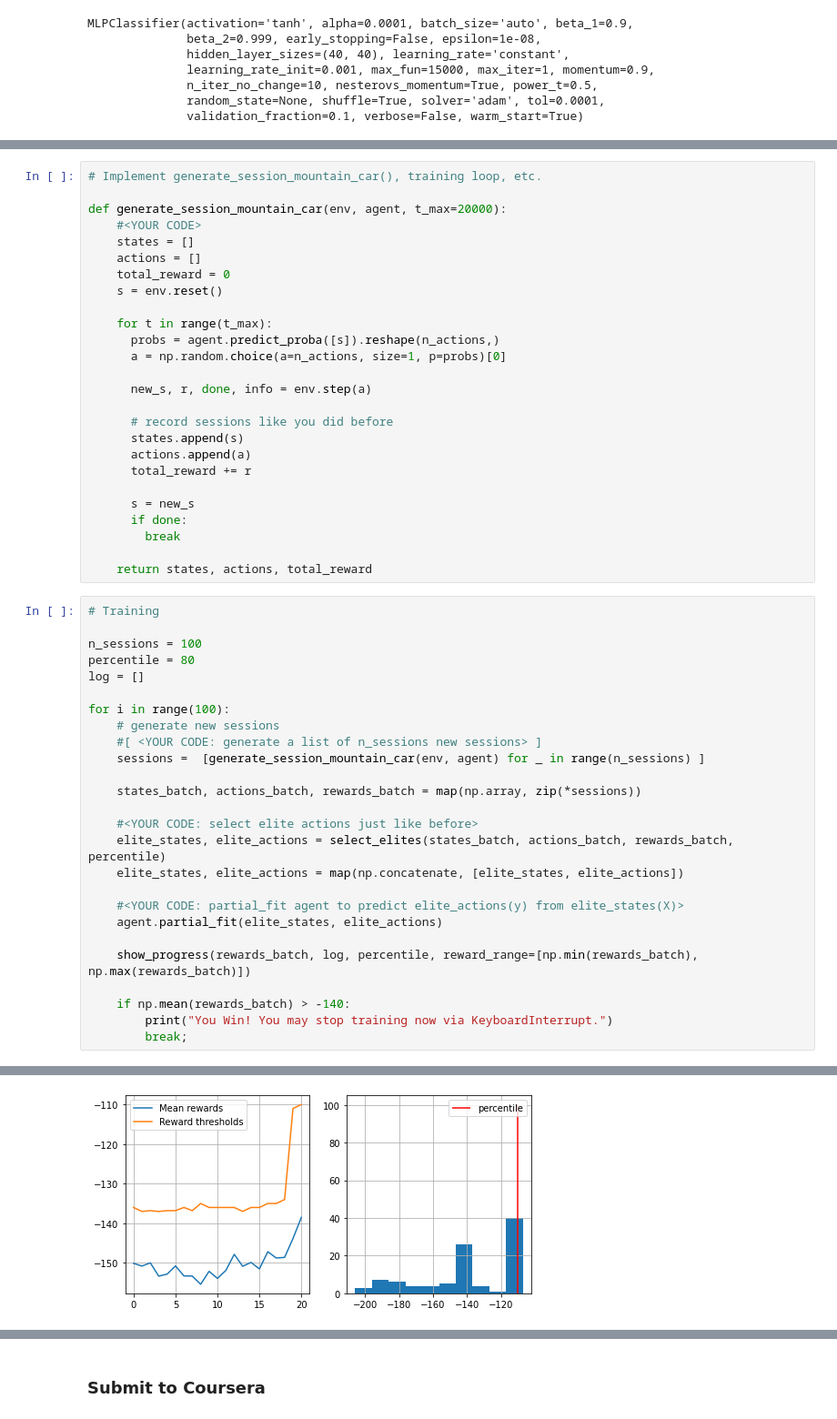
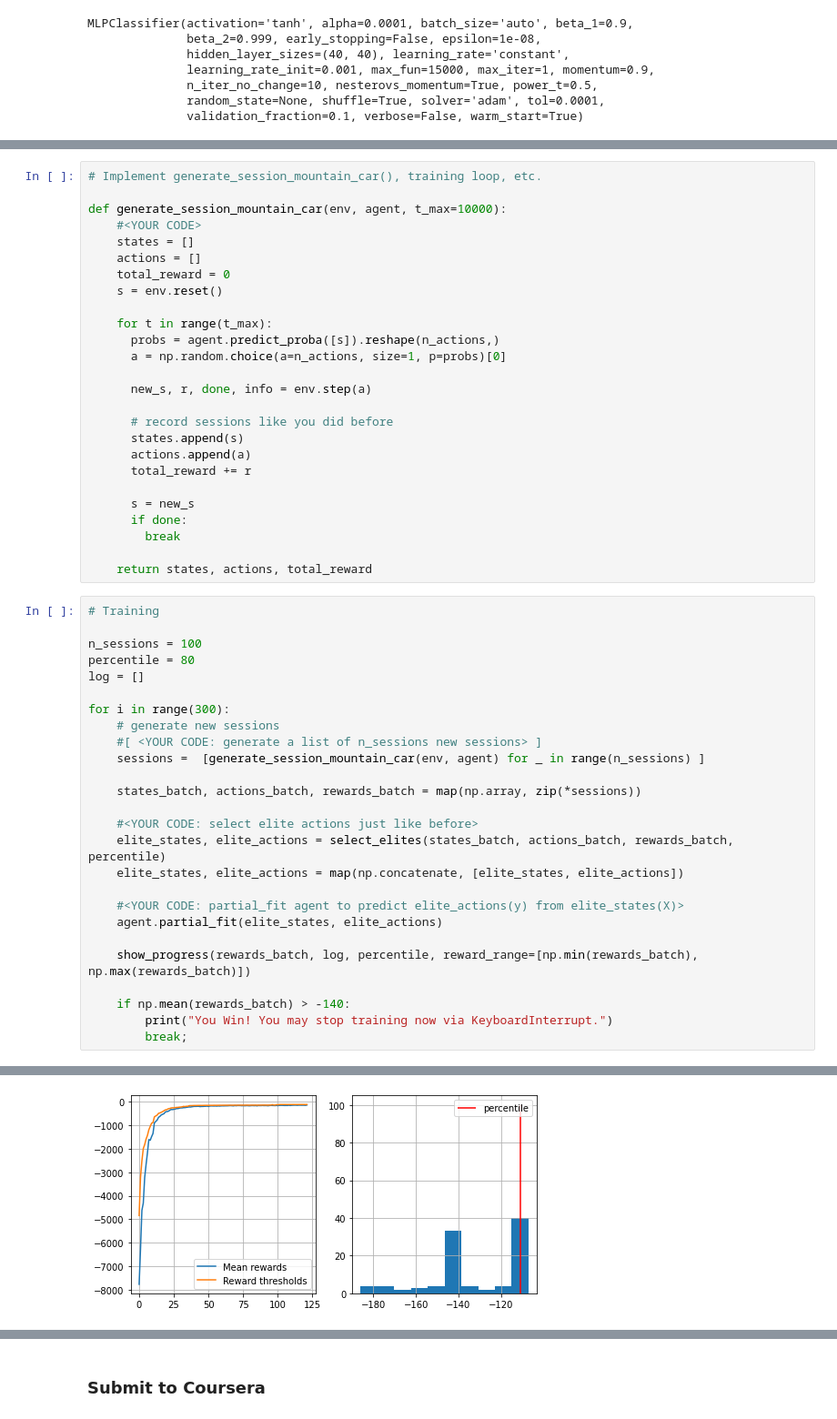
Before and after one commit to skozh/RL, a Jupyter notebook: deep_crossentropy_method.ipynb, the cells around one changed output, grey strips where cells are left out. Shown at 91% size. Drawn from its saved outputs; the diff is of its cells as text.

```diff
--- a/deep_crossentropy_method.ipynb
+++ b/deep_crossentropy_method.ipynb
@@ -313,7 +313,7 @@ MLPClassifier(activation='tanh', alpha=0.0001, batch_size='auto', beta_1=0.9,
 # %%
 # Implement generate_session_mountain_car(), training loop, etc.
 
-def generate_session_mountain_car(env, agent, t_max=20000):
+def generate_session_mountain_car(env, agent, t_max=10000):
     #<YOUR CODE>
     states = []
     actions = []
@@ -343,7 +343,7 @@ n_sessions = 100
 percentile = 80
 log = []
 
-for i in range(100):
+for i in range(300):
     # generate new sessions
     #[ <YOUR CODE: generate a list of n_sessions new sessions> ]
     sessions =  [generate_session_mountain_car(env, agent) for _ in range(n_sessions) ]
@@ -367,4 +367,4 @@ mean reward = -138.500, threshold=-110.000
-[figure, old version]
+[figure, new version]
 You Win! You may stop training now via KeyboardInterrupt.
 # %% [markdown]
 ### Submit to Coursera
```
Also changed, not shown: parts of 7 cells of this notebook.
